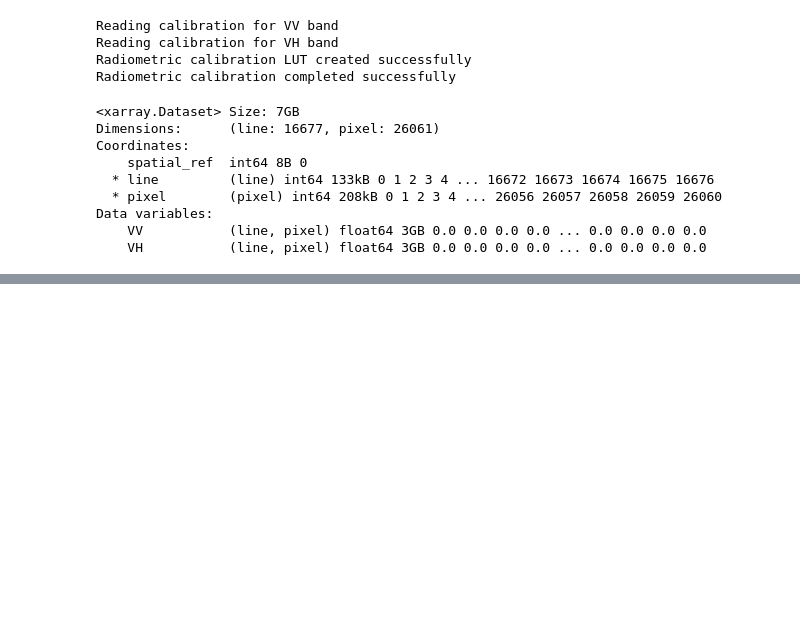
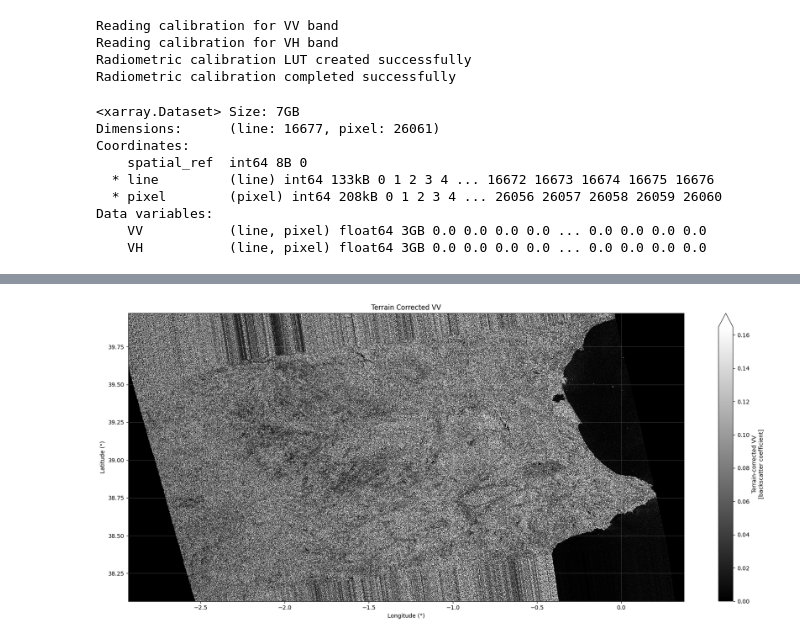
Before and after one commit to rabinatwayana/pysarflow, a Jupyter notebook: docs/examples/grd_pipeline_tc.ipynb, the cells around one changed output, grey strips where cells are left out. Drawn from its saved outputs; the diff is of its cells as text; code cells hidden in the pictures; blank space fills up the shorter version.

Commit message:
long run tc but corrected one

```diff
--- a/docs/examples/grd_pipeline_tc.ipynb
+++ b/docs/examples/grd_pipeline_tc.ipynb
@@ -508,3 +496,5 @@ Data variables:
+# %%
+filtered_ds=radiometric_calibrated_ds
 # %%
 def parse_geolocation_grid(annotation_path):
     """
@@ -751,0 +1357,21 @@ Successfully exported ALL bands to geocoded_all_bands.tif
+# %%
+# Quickest visualization (run this immediately after your processing)
+def simple_visualize(result):
+    """Simplest possible visualization."""
+    import matplotlib.pyplot as plt
+
+    first_band = list(result.data_vars.keys())[0]
+
+    plt.figure(figsize=(18, 8))
+    result[first_band].plot(cmap='gray', add_colorbar=True, robust=True)
+    plt.title(f'Terrain Corrected {first_band}')
+    plt.xlabel('Longitude (°)')
+    plt.ylabel('Latitude (°)')
+    plt.grid(True, alpha=0.3)
+    plt.tight_layout()
+    plt.savefig('simple_result.png', dpi=150)
+    plt.show()
+
+simple_visualize(result)
+# %% [output]
+[figure, added]
```
Also changed, not shown: parts of 9 cells of this notebook.
